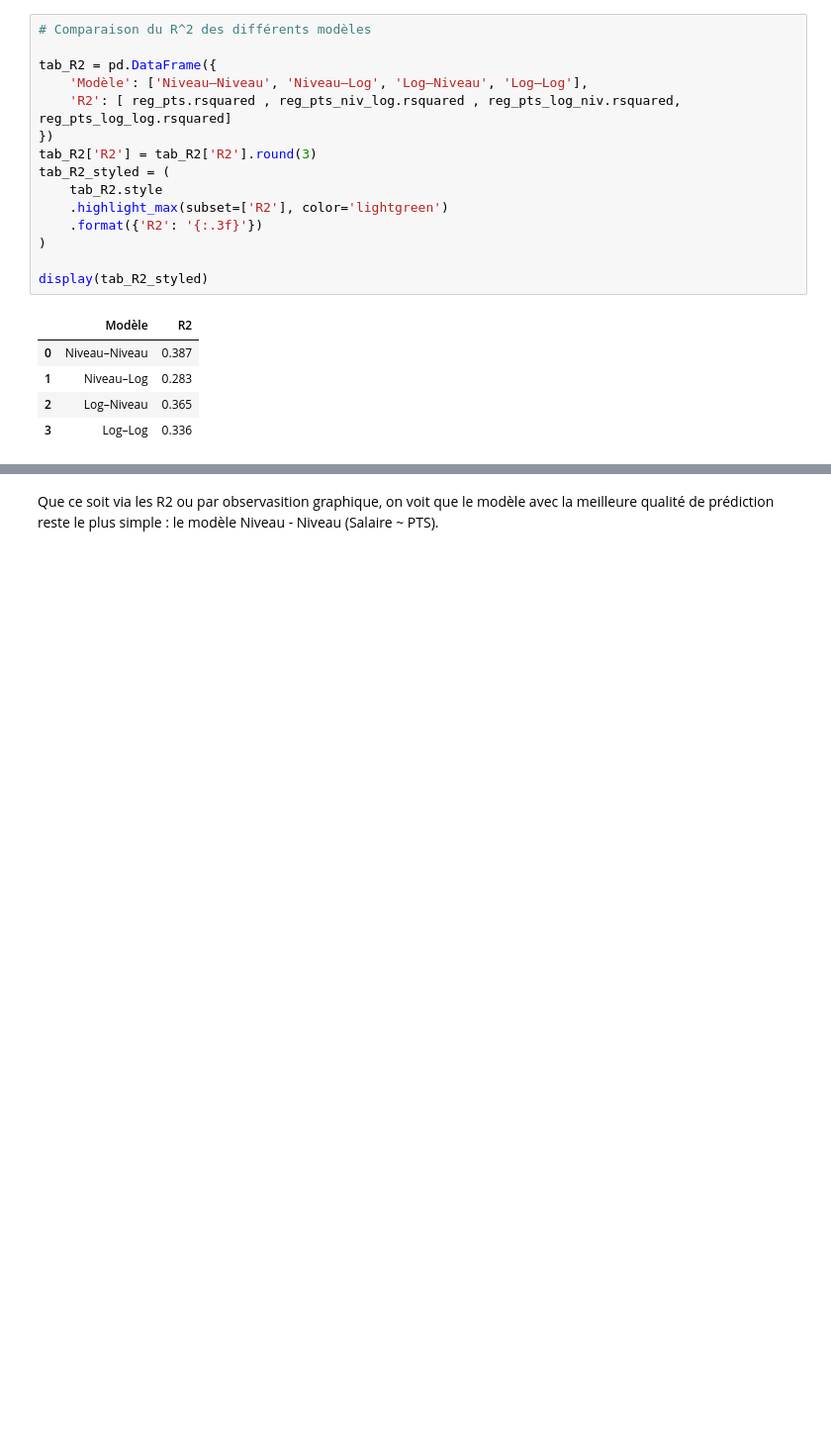
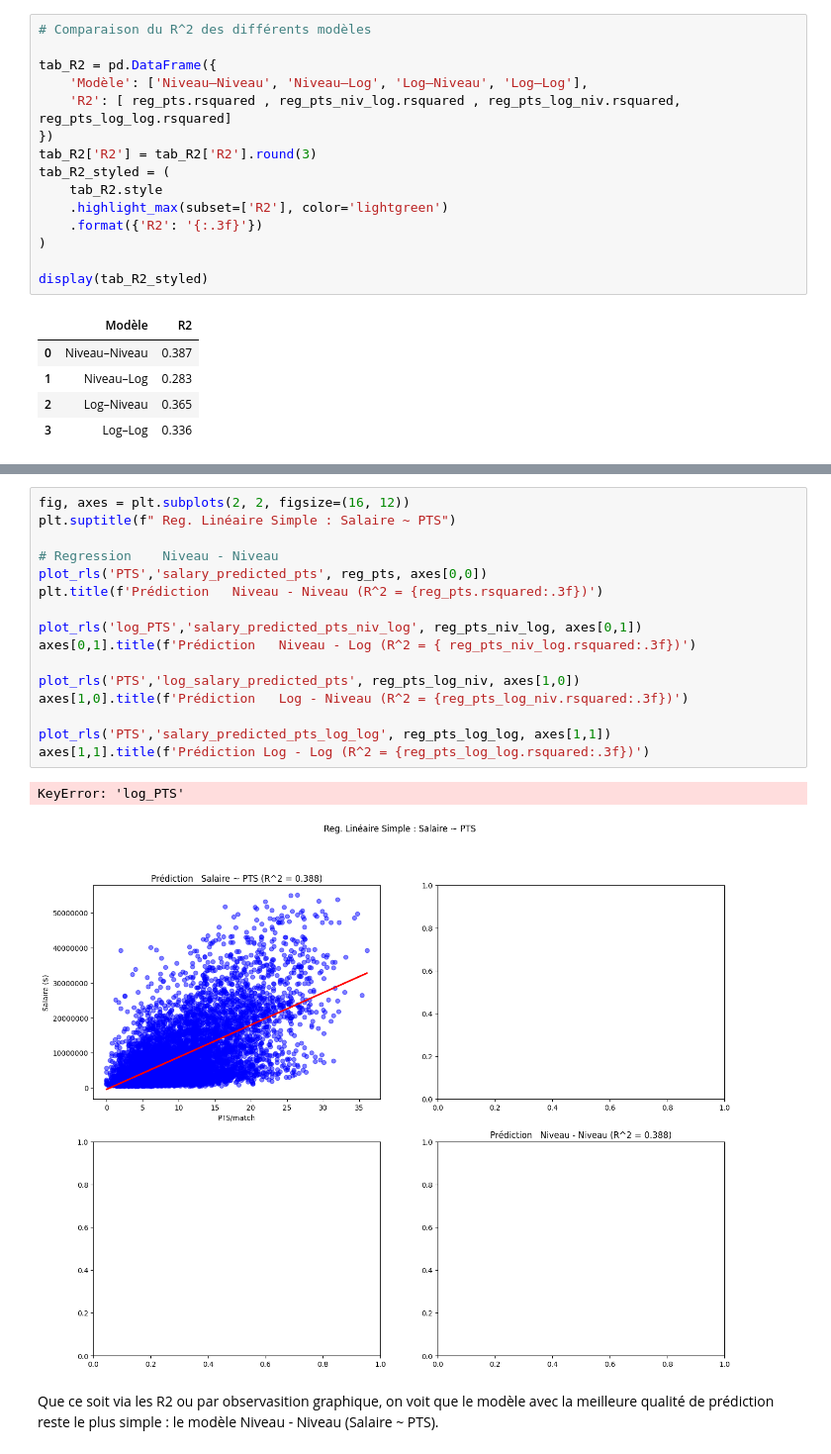
Before and after one commit to ElliotLunati/NBA_stats, a Jupyter notebook: code_gianni.ipynb, the cells around one changed output, grey strips where cells are left out. Shown at 99% size. Saved outputs shown, nothing was run; the diff lists cells and outputs as text; blank space fills up the shorter version.

```diff
--- a/code_gianni.ipynb
+++ b/code_gianni.ipynb
@@ -520,4 +523,23 @@ plt.ticklabel_format(style='plain', axis='both')
 [figure]
+# %%
+fig, axes = plt.subplots(2, 2, figsize=(16, 12))
+plt.suptitle(f" Reg. Linéaire Simple : Salaire ~ PTS")
+
+# Regression    Niveau - Niveau
+plot_rls('PTS','salary_predicted_pts', reg_pts, axes[0,0])
+plt.title(f'Prédiction   Niveau - Niveau (R^2 = {reg_pts.rsquared:.3f})')
+
+plot_rls('log_PTS','salary_predicted_pts_niv_log', reg_pts_niv_log, axes[0,1])
+axes[0,1].title(f'Prédiction   Niveau - Log (R^2 = { reg_pts_niv_log.rsquared:.3f})')
+
+plot_rls('PTS','log_salary_predicted_pts', reg_pts_log_niv, axes[1,0])
+axes[1,0].title(f'Prédiction   Log - Niveau (R^2 = {reg_pts_log_niv.rsquared:.3f})')
+
+plot_rls('PTS','salary_predicted_pts_log_log', reg_pts_log_log, axes[1,1])
+axes[1,1].title(f'Prédiction Log - Log (R^2 = {reg_pts_log_log.rsquared:.3f})')
+# %% [output]
+KeyError: 'log_PTS'
+[figure, added]
 # %% [markdown]
 Que ce soit via les R2 ou par observasition graphique, on voit que le modèle avec la meilleure qualité de prédiction reste le plus simple : le modèle Niveau - Niveau (Salaire ~ PTS).
 # %%
```
Also changed, not shown: parts of 14 cells of this notebook.
